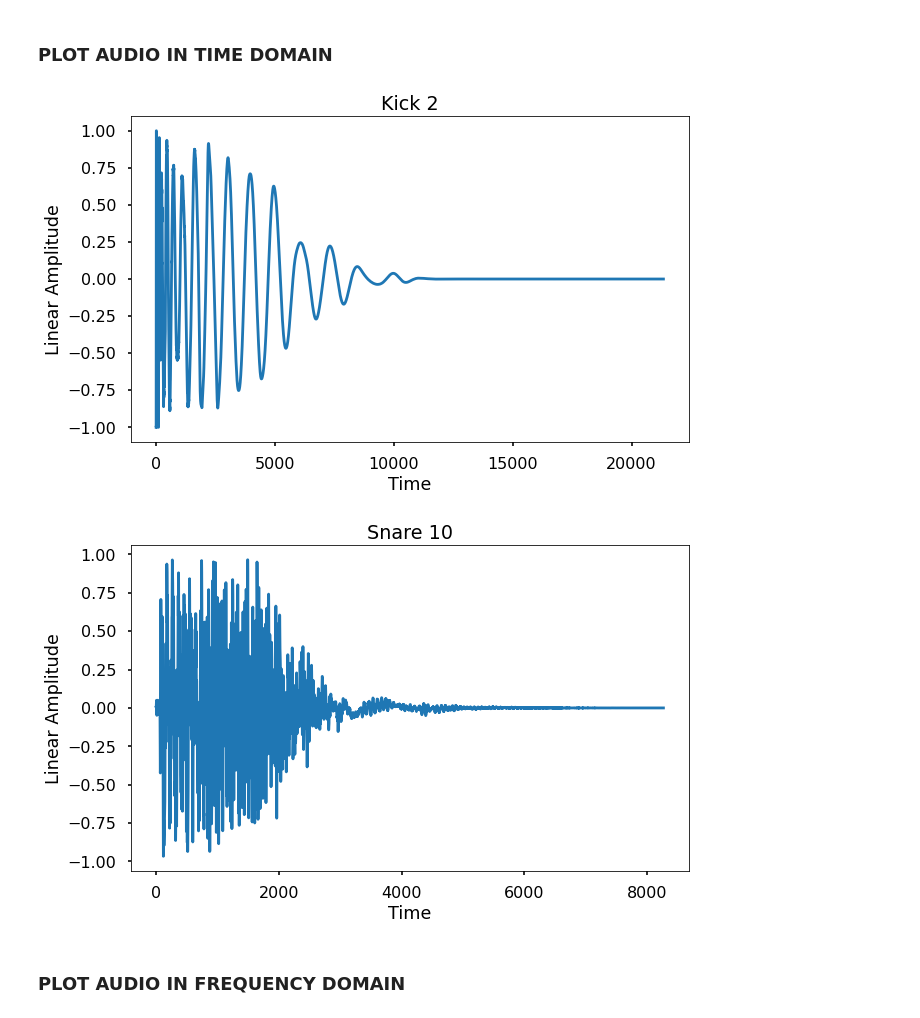
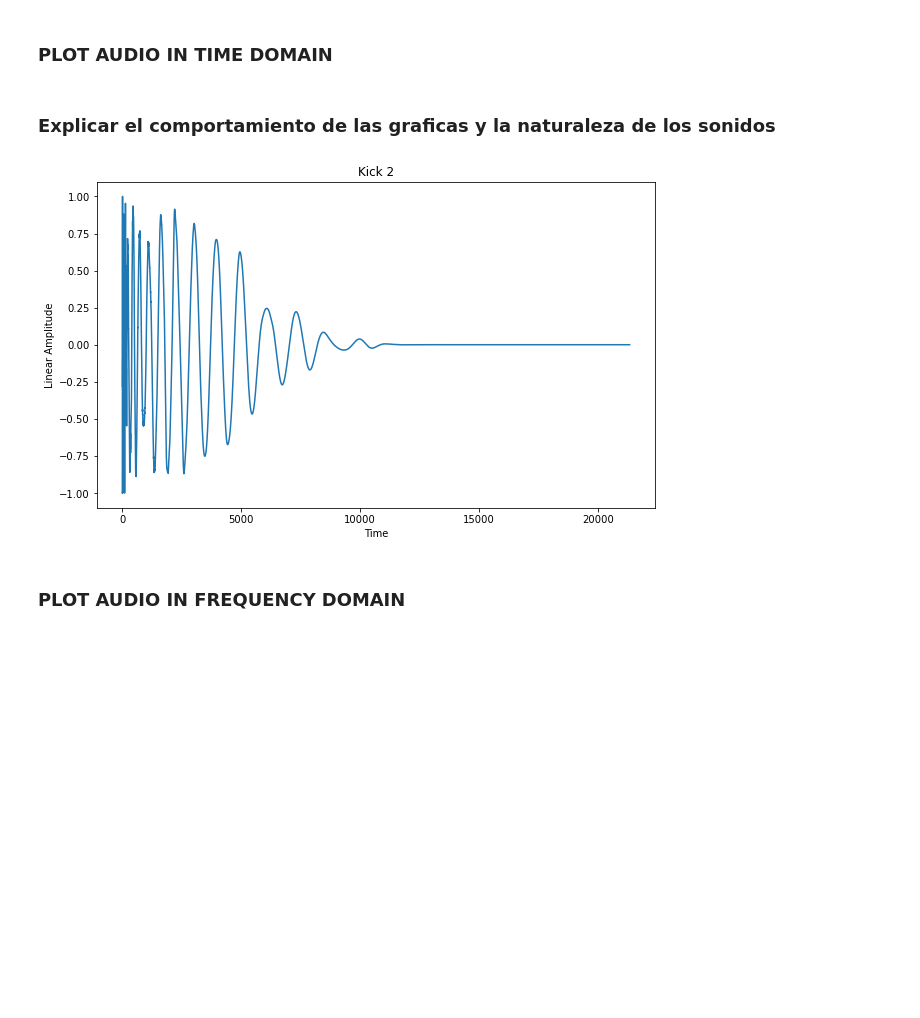
Before and after one commit to jsvaldezv/instruments-classifier, a Jupyter notebook: Drums_Classification.ipynb, the cells around one changed output. Drawn from its saved outputs; the diff is of its cells as text; code cells hidden in the pictures; blank space fills up the shorter version.

```diff
--- a/Drums_Classification.ipynb
+++ b/Drums_Classification.ipynb
@@ -33,3 +37,13 @@ numSounds = 50
+# %%
+kicksPath = "../InstrumentsClassifier/Instruments/Kicks/"
+snarePath = "../InstrumentsClassifier/Instruments/Snares/"
+hihatPath = "../InstrumentsClassifier/Instruments/HiHats/"
+guitarPath = "../InstrumentsClassifier/Instruments/Guitars/"
+
+kicks = []
+snares = []
+hihats = []
+guitars = []
 # %% [markdown]
 ### LOAD KICKS
 # %%
@@ -85,0 +91,12 @@ for i in range(numSounds):
+# %%
+# OBTAIN HIHAT AUDIO SAMPLES
+for i in range(numSounds):
+    path = guitarPath + "Guitar_" + str(i+1) + ".wav"
+    audio = SoundFile(path)
+
+    if audio.channels == 1:
+        sound, sr = sf.read(path)
+        guitars.append([sound, sr])
+    else:
+        sound, sr = sf.read(path)
+        guitars.append([sound[:,0], sr])
@@ -113,15 +132,13 @@ def graph_spectrum(samples, sr, title):
     plt.show()
 # %% [markdown]
 ### PLOT AUDIO IN TIME DOMAIN
+# %% [markdown]
+### Explicar el comportamiento de las graficas y la naturaleza de los sonidos
 # %%
 numKick = 2
 graph_waveform(kicks[numKick-1][0], kicks[numKick-1][1], "Kick " + str(numKick))
-
-numSnare = 10
-graph_waveform(snares[numSnare-1][0], snares[numSnare-1][1], "Snare " + str(numSnare))
 # %% [output]
-[figure, old version]
+[figure, new version]
-[figure, removed]
 # %% [markdown]
 ### PLOT AUDIO IN FREQUENCY DOMAIN
 # %%
```
Also changed, not shown: parts of 42 cells of this notebook, 50 other files.
